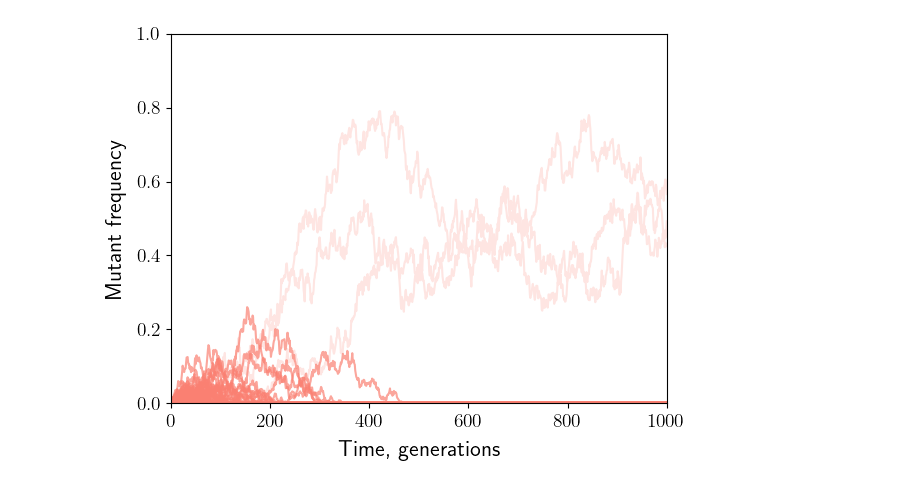
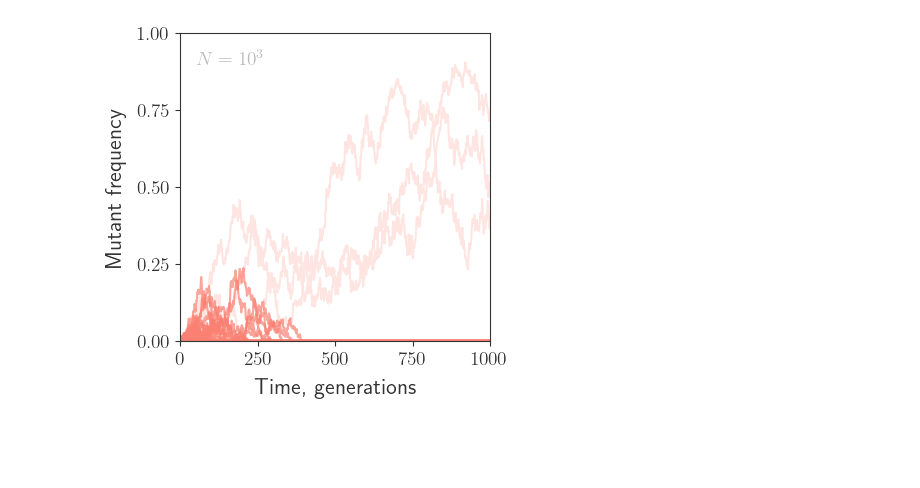
Before and after one commit to alyulina/alyulina.github.io, a Jupyter notebook: code/wright-fisher_model.ipynb, the cells around one changed output. Cells and saved outputs as stored; diff of their text form; code cells hidden in the pictures; blank space fills up the shorter version.

Commit message:
I am just learning how to add figures

```diff
--- a/code/wright-fisher_model.ipynb
+++ b/code/wright-fisher_model.ipynb
@@ -13,6 +13,17 @@ plt.rcParams.update({
     'font.sans-serif': 'Avenir',
     'text.latex.preamble': r"\usepackage{amsmath}"
 })
+
+# toning down black color
+plt.rcParams.update({
+    'axes.facecolor': 'none',
+    'figure.facecolor': 'none',
+    'axes.edgecolor': '#333',
+    'axes.labelcolor': '#333',
+    'xtick.color': '#333',
+    'ytick.color': '#333',
+    'text.color': '#333'
+})
 # %%
 def sim(N, s, mu, f0, t): # pop. size, fitness effect, mutation rate, initial mutant frequency, simulation time
     ts = []; fs = []
@@ -32,22 +43,27 @@ def sim(N, s, mu, f0, t): # pop. size, fitness effect, mutation rate, initial mu
 
     return ts, fs
 # %%
+plt.figure(figsize=(4, 4))
+
 for i in range(1000):
     ts, fs = sim(1000, 0, 0, 1e-3, 1000)
-    if max(fs) > 0.5:
+    if fs[-1] > 1e-3:
         plt.plot(ts, fs, c='#fee5e2', alpha=1, zorder=-1)
     else:
         plt.plot(ts, fs, c='#fa8072', alpha=0.7)
+
+plt.xticks([0, 250, 500, 750, 1000])
+plt.yticks([0, 0.25, 0.5, 0.75, 1])
+plt.tick_params(axis='both', labelsize=14)
 
 #plt.yscale('log'); plt.minorticks_off(); plt.ylim(1e-3, 1e0)
 plt.ylim(0, 1)
 plt.xlim(0, ts[-1])
 
-plt.tick_params(axis='both', labelsize=14)
 plt.xlabel('Time, generations', fontproperties=font, fontsize=16, labelpad=8)
 plt.ylabel('Mutant frequency', fontproperties=font, fontsize=16, labelpad=8)
-#plt.title(r"$N=10^3$", fontsize=18)
+plt.text(50, 0.9, r"$N=10^3$", fontsize=14, color='#b9b9b9')
 
-plt.savefig('../img/neutral_N=1e3.png',dpi=600,bbox_inches='tight')
+plt.savefig('../img/neutral_N=1e3.png', dpi=600, bbox_inches='tight')
 # %% [output]
-[figure, old version]
+[figure, new version]
```
Also changed, not shown: 2 other files.
